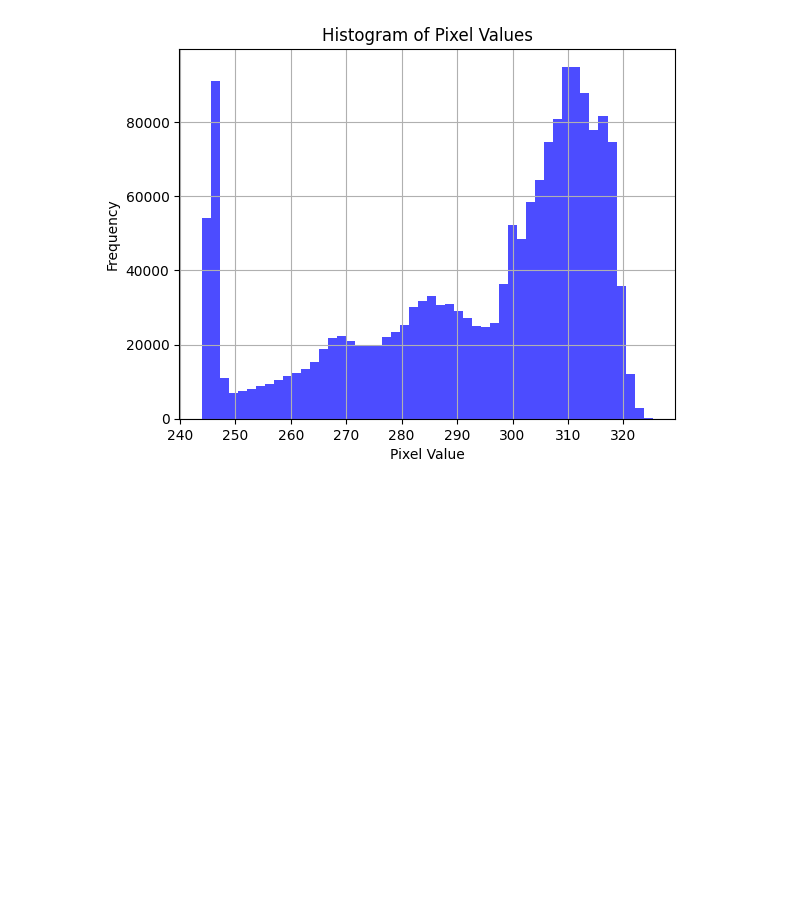
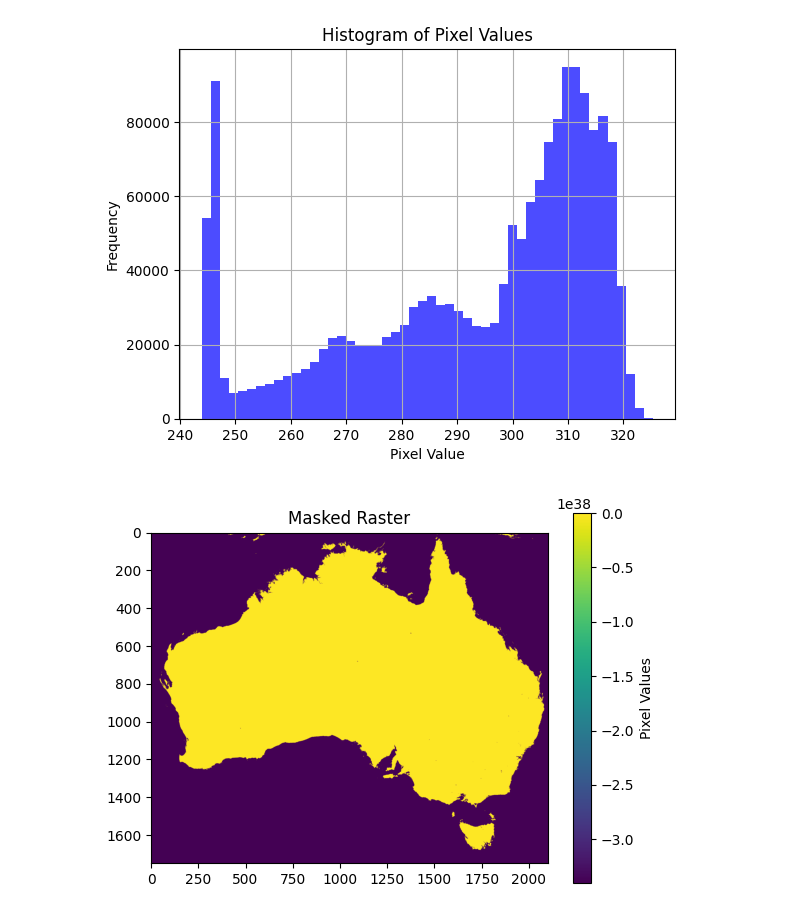
Before and after one commit to BhojRajBist/BhojRajBist, a Jupyter notebook: rasterio_basics.ipynb, the cells around one changed output. Cells and saved outputs as stored; diff of their text form; code cells hidden in the pictures; blank space fills up the shorter version.

Commit message:
"Applying mask and no data values"

```diff
--- a/rasterio_basics.ipynb
+++ b/rasterio_basics.ipynb
@@ -227,3 +227,19 @@ plt.grid(True)
 plt.show()
 # %% [output]
 [figure]
+# %%
+with rasterio.open('/content/20230101000000_AHI_ANU_LSTv1.4.1_AusSubset.cog.tif') as src:
+    data = src.read(1)
+    nodata = src.nodata
+
+    # Apply a custom mask (e.g., mask values less than 50)
+    mask = data < 50
+    masked_data = np.where(mask, nodata, data)
+
+# Visualize the masked raster
+plt.imshow(masked_data, cmap='viridis')
+plt.colorbar(label='Pixel Values')
+plt.title('Masked Raster')
+plt.show()
+# %% [output]
+[figure, added]
```
Also changed, not shown: parts of 1 cell of this notebook.
